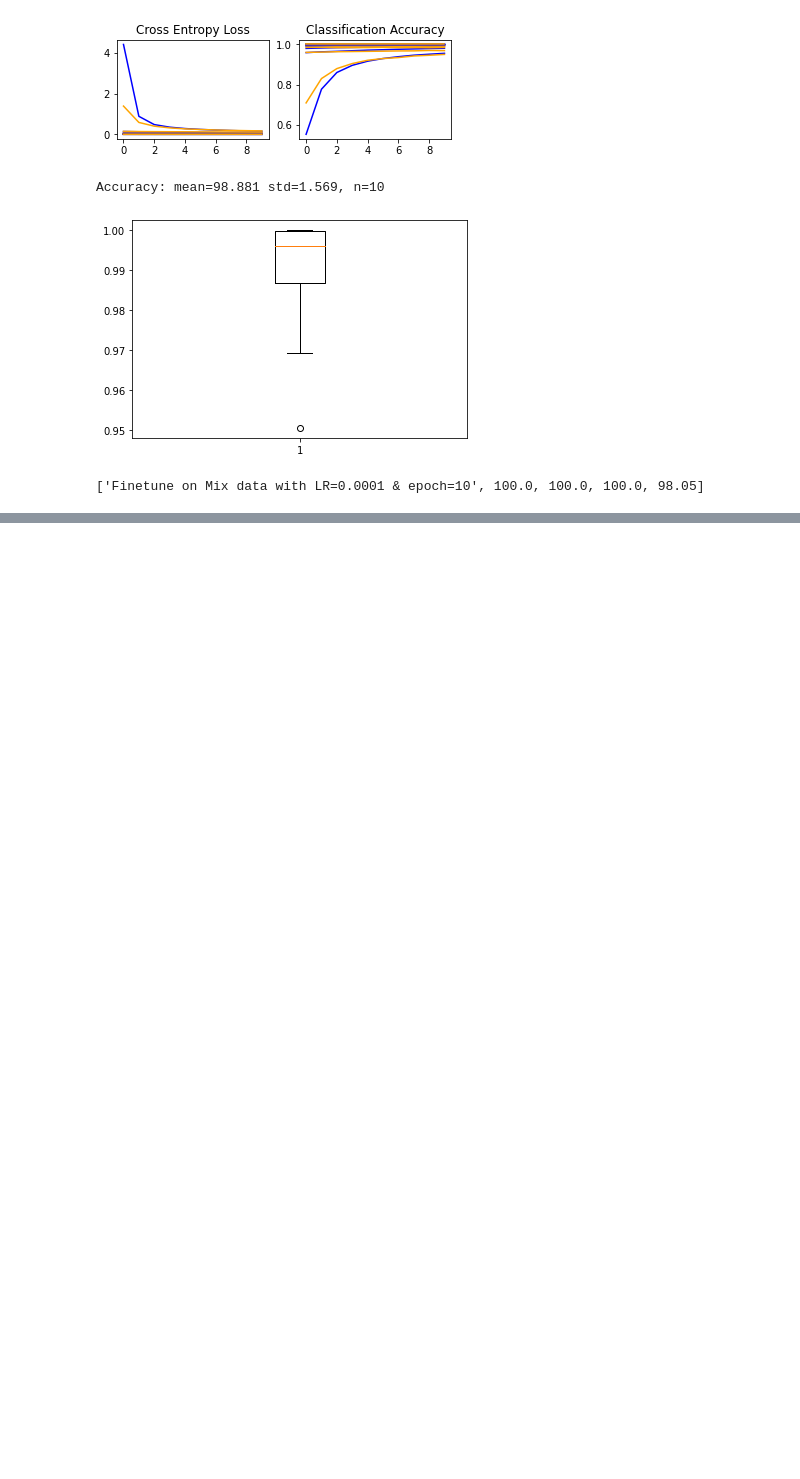
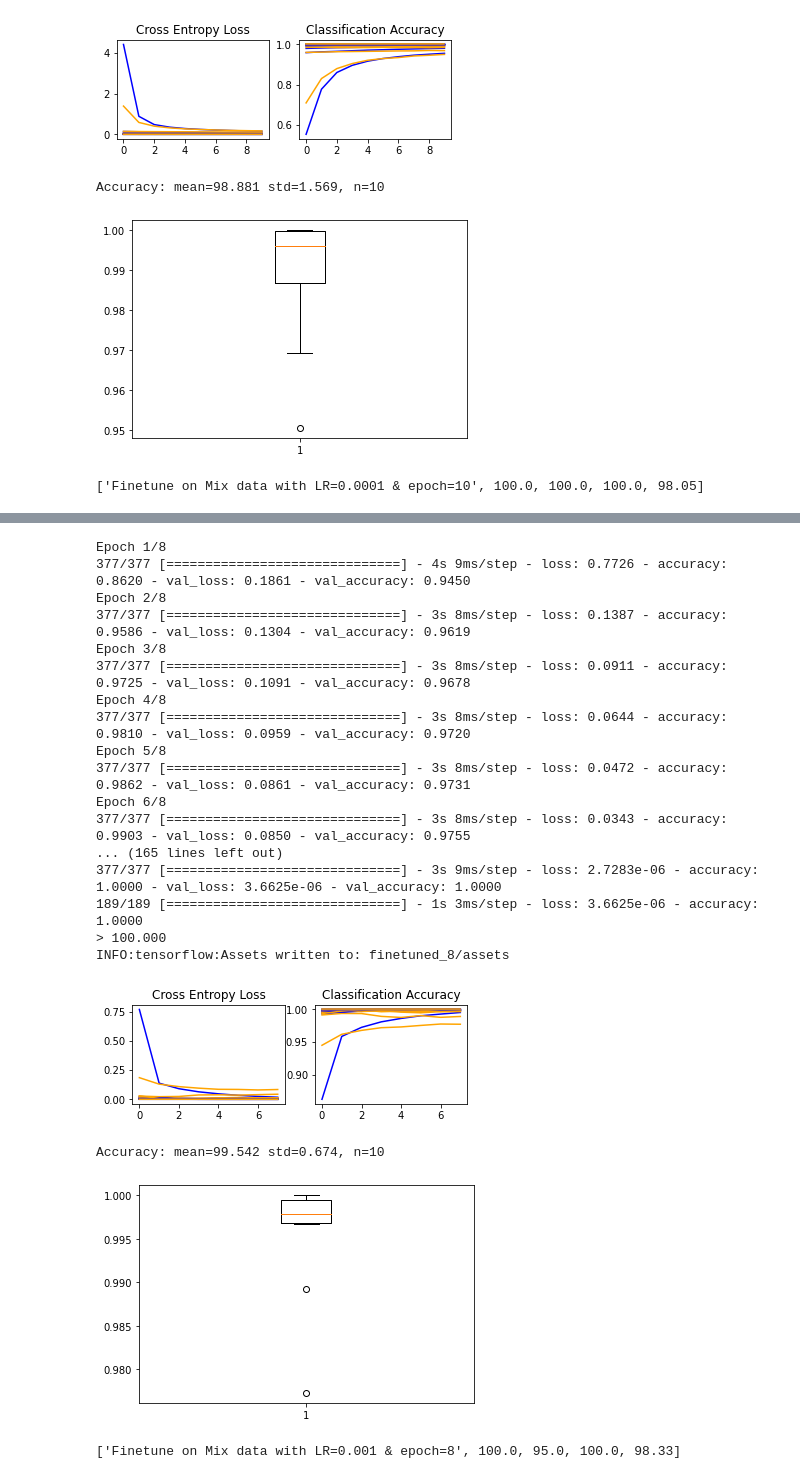
Before and after one commit to mrezaim/Expanse, a Jupyter notebook: EXPANSE_two_steps_training.ipynb, the cells around one changed output, grey strips where cells are left out. Saved outputs shown, nothing was run; the diff lists cells and outputs as text; code cells hidden in the pictures; blank space fills up the shorter version.

```diff
--- a/EXPANSE_two_steps_training.ipynb
+++ b/EXPANSE_two_steps_training.ipynb
@@ -922,3 +996,40 @@ Accuracy: mean=98.881 std=1.569, n=10
+# %%
+model = tf.keras.models.load_model("trained_perfect_0.01")
+from keras import backend as K
+K.set_value(model.optimizer.learning_rate, 0.001)
+scores, histories, model = evaluate_model(model, trainmixX, trainmixy,10,8,144)
+
+model.save("finetuned_8")
+
+# learning curves
+summarize_diagnostics(histories)
+# summarize estimated performance
+summarize_performance(scores)
+desc = "Finetune on Mix data with LR=0.001 & epoch=8"
+results.append([desc,round(model.evaluate(train_per_x, train_per_y, verbose=0)[1]*100,3),round(model.evaluate(test_per_x, test_per_y, verbose=0)[1]*100,3),round(model.evaluate(trainX, trainy, verbose=0)[1]*100,3),round(model.evaluate(testX, testy, verbose=0)[1]*100,3)])
+print (results[len(results)-1])
+# %% [output]
+Epoch 1/8
+377/377 [==============================] - 4s 9ms/step - loss: 0.7726 - accuracy: 0.8620 - val_loss: 0.1861 - val_accuracy: 0.9450
+Epoch 2/8
+377/377 [==============================] - 3s 8ms/step - loss: 0.1387 - accuracy: 0.9586 - val_loss: 0.1304 - val_accuracy: 0.9619
+Epoch 3/8
+377/377 [==============================] - 3s 8ms/step - loss: 0.0911 - accuracy: 0.9725 - val_loss: 0.1091 - val_accuracy: 0.9678
+Epoch 4/8
+377/377 [==============================] - 3s 8ms/step - loss: 0.0644 - accuracy: 0.9810 - val_loss: 0.0959 - val_accuracy: 0.9720
+Epoch 5/8
+377/377 [==============================] - 3s 8ms/step - loss: 0.0472 - accuracy: 0.9862 - val_loss: 0.0861 - val_accuracy: 0.9731
+Epoch 6/8
+377/377 [==============================] - 3s 8ms/step - loss: 0.0343 - accuracy: 0.9903 - val_loss: 0.0850 - val_accuracy: 0.9755
+... (165 lines left out)
+377/377 [==============================] - 3s 9ms/step - loss: 2.7283e-06 - accuracy: 1.0000 - val_loss: 3.6625e-06 - val_accuracy: 1.0000
+189/189 [==============================] - 1s 3ms/step - loss: 3.6625e-06 - accuracy: 1.0000
+> 100.000
+INFO:tensorflow:Assets written to: finetuned_8/assets
+[figure, added]
+Accuracy: mean=99.542 std=0.674, n=10
+[figure, added]
+['Finetune on Mix data with LR=0.001 & epoch=8', 100.0, 95.0, 100.0, 98.33]
 # %%
 results
 # %% [output]
```
Also changed, not shown: parts of 5 cells of this notebook.
